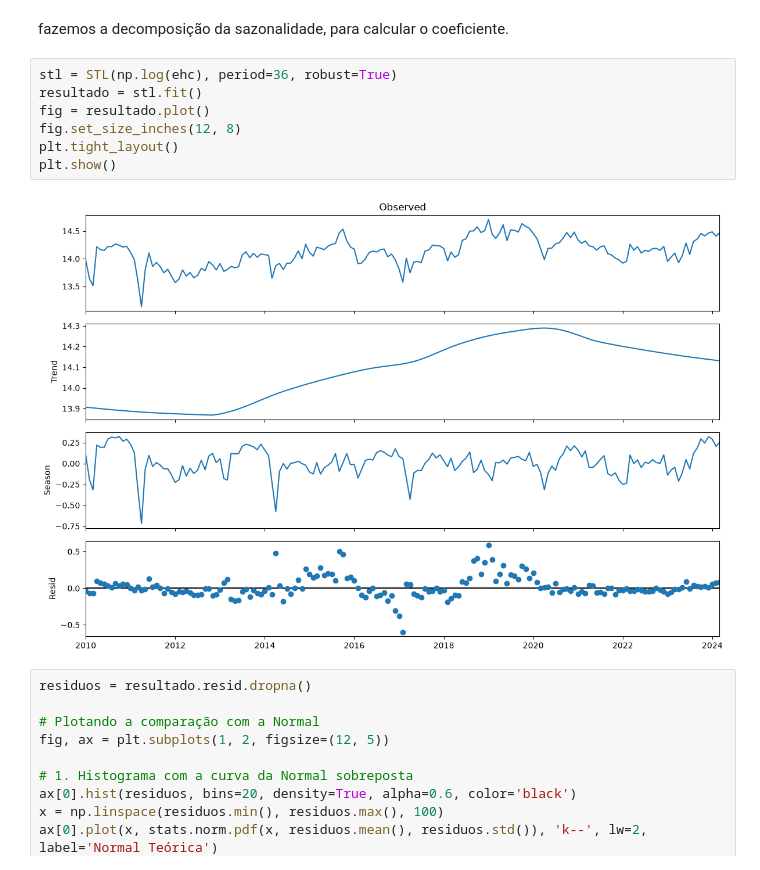
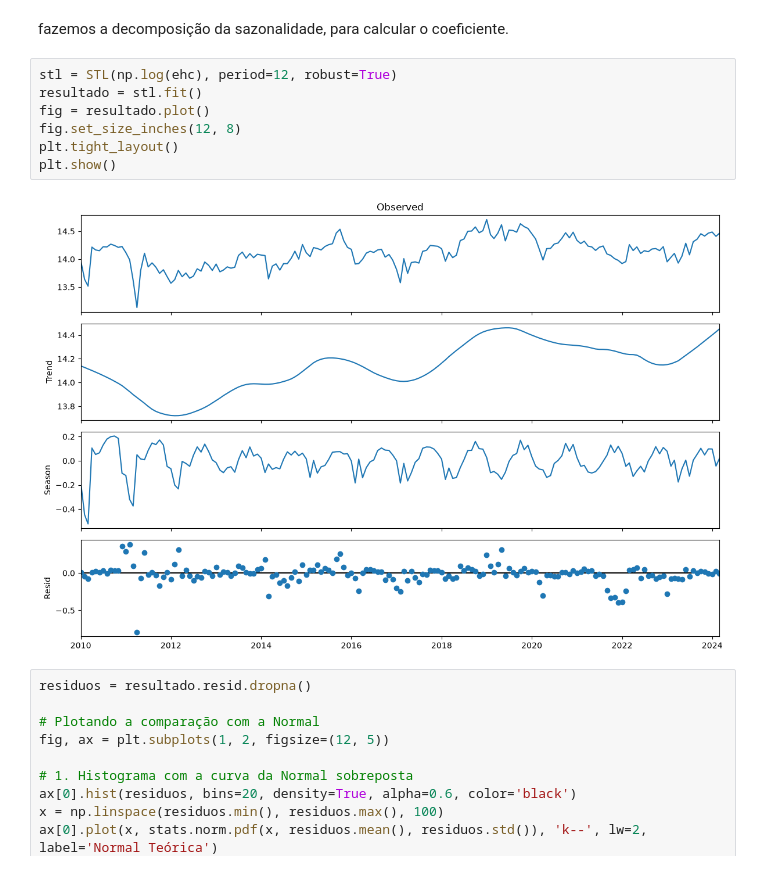
Before and after one commit to Arickjd/ehc-demand-forecast, a Jupyter notebook: hurst_analysis.ipynb, the cells around one changed output. Saved outputs shown, nothing was run; the diff lists cells and outputs as text.

```diff
--- a/hurst_analysis.ipynb
+++ b/hurst_analysis.ipynb
@@ -50,14 +45,14 @@ plt.show()
 # %% [markdown]
 fazemos a decomposição da sazonalidade, para calcular o coeficiente.
 # %%
-stl = STL(np.log(ehc), period=36, robust=True)
+stl = STL(np.log(ehc), period=12, robust=True)
 resultado = stl.fit()
 fig = resultado.plot()
 fig.set_size_inches(12, 8)
 plt.tight_layout()
 plt.show()
 # %% [output]
-[figure, old version]
+[figure, new version]
 # %%
 residuos = resultado.resid.dropna()
 
```
Also changed, not shown: parts of 3 cells of this notebook, 1 other file.
